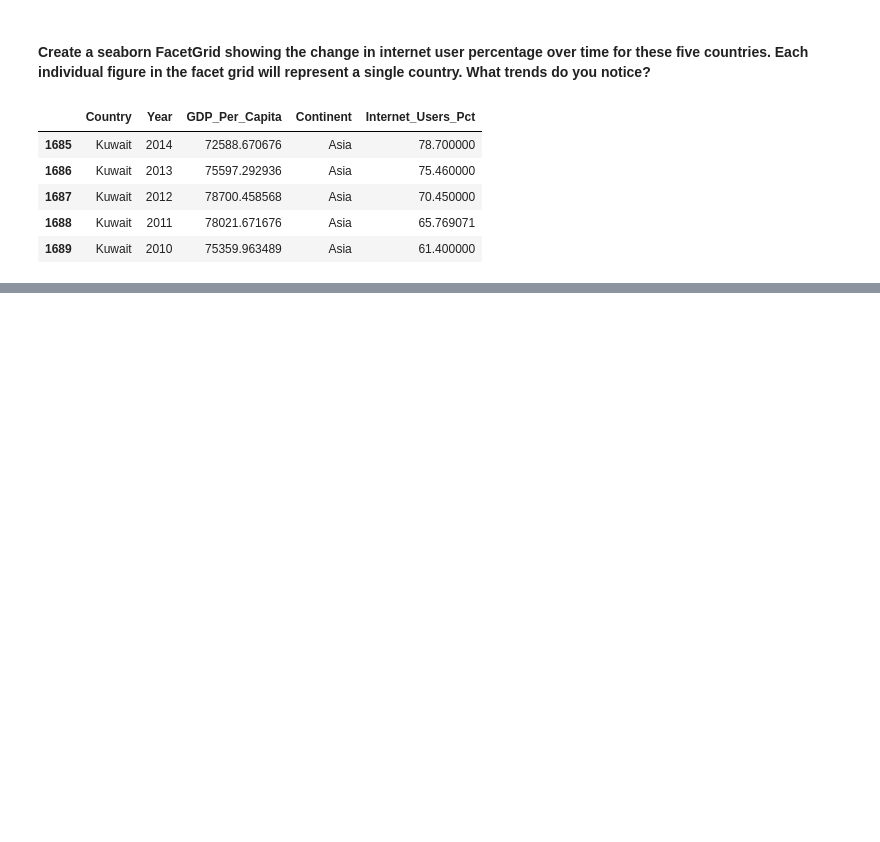
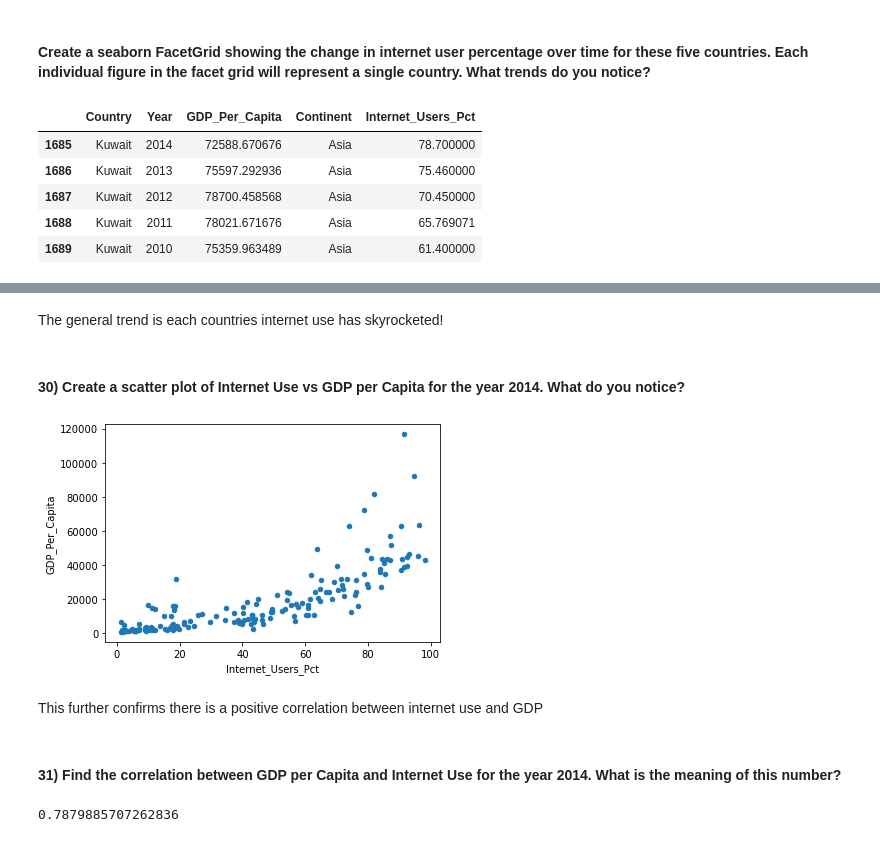
Before and after one commit to lordfrahnk/dq1-undata-lordfrahnk, a Jupyter notebook: notebooks/UN_Data_Exploration.ipynb, the cells around one changed output, grey strips where cells are left out. Drawn from its saved outputs; the diff is of its cells as text; code cells hidden in the pictures; blank space fills up the shorter version.

```diff
--- a/notebooks/UN_Data_Exploration.ipynb
+++ b/notebooks/UN_Data_Exploration.ipynb
@@ -561,0 +562,16 @@ graph.map(plt.hist, 'Internet_Users_Pct');
+# %% [markdown]
+The general trend is each countries internet use has skyrocketed!
+# %% [markdown]
+#### 30) Create a scatter plot of Internet Use vs GDP per Capita for the year 2014. What do you notice?
+# %%
+gdp_and_internet_use_2014.plot(kind = 'scatter', x = 'Internet_Users_Pct', y = 'GDP_Per_Capita');
+# %% [output]
+[figure, added]
+# %% [markdown]
+This further confirms there is a positive correlation between internet use and GDP
+# %% [markdown]
+#### 31) Find the correlation between GDP per Capita and Internet Use for the year 2014. What is the meaning of this number?
+# %%
+gdp_and_internet_use_2014['GDP_Per_Capita'].corr(gdp_and_internet_use_2014['Internet_Users_Pct'])
+# %% [output]
+0.7879885707262836
```
Also changed, not shown: parts of 23 cells of this notebook.
